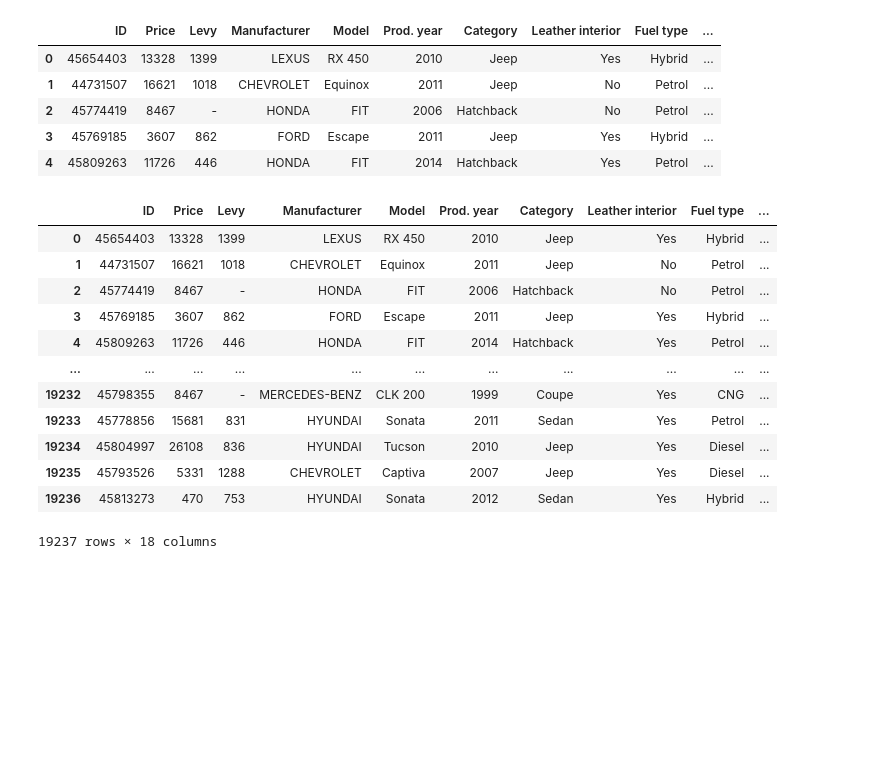
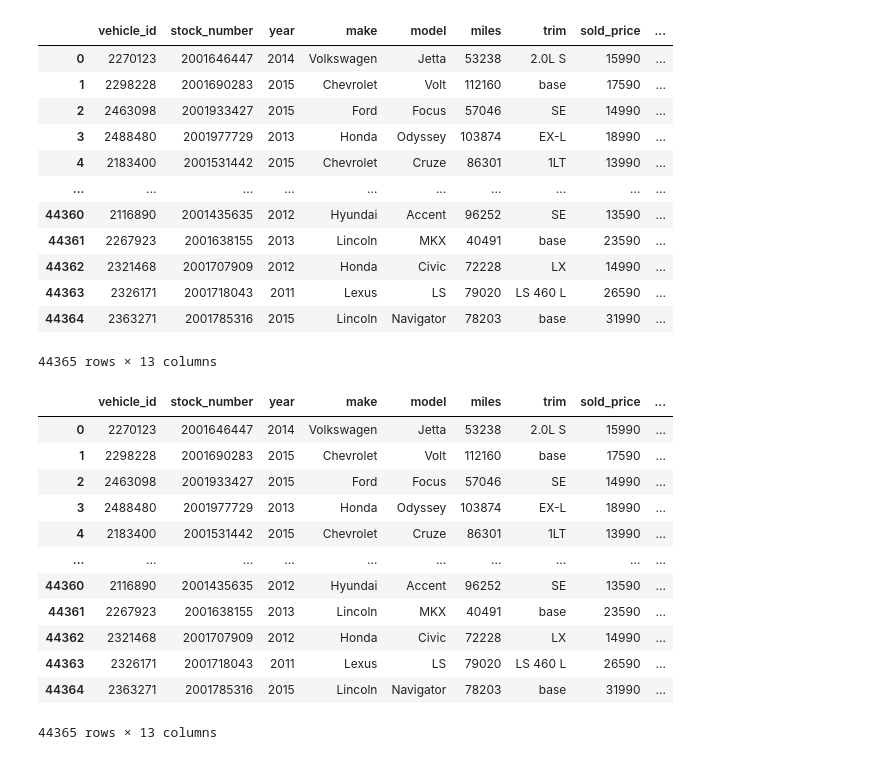
Before and after one commit to Project-4-Group-8/Keeping-it-Wheel, a Jupyter notebook: car-price-prediction.ipynb, the cells around one changed output. Drawn from its saved outputs; the diff is of its cells as text; code cells hidden in the pictures; blank space fills up the shorter version.

```diff
--- a/car-price-prediction.ipynb
+++ b/car-price-prediction.ipynb
@@ -12,30 +2,37 @@ WARNING: Ignoring invalid distribution -ymongo (c:\users\mahee\anaconda3\lib\sit
 import pandas as pd
 # %%
 #load the dataset into a panda dataframe
-df = pd.read_csv("Resources/car_price_prediction.csv")
-df.head()
+df = pd.read_csv("Resources/carvana_carvana_car_sold-2022-08.csv", index_col = False)
+df
 # %% [output]
-|  | ID | Price | Levy | Manufacturer | Model | Prod. year | Category | Leather interior | Fuel type | ... |
-| 0 | 45654403 | 13328 | 1399 | LEXUS | RX 450 | 2010 | Jeep | Yes | Hybrid | ... |
-| 1 | 44731507 | 16621 | 1018 | CHEVROLET | Equinox | 2011 | Jeep | No | Petrol | ... |
-| 2 | 45774419 | 8467 | - | HONDA | FIT | 2006 | Hatchback | No | Petrol | ... |
-| 3 | 45769185 | 3607 | 862 | FORD | Escape | 2011 | Jeep | Yes | Hybrid | ... |
-| 4 | 45809263 | 11726 | 446 | HONDA | FIT | 2014 | Hatchback | Yes | Petrol | ... |
+|  | vehicle_id | stock_number | year | make | model | miles | trim | sold_price | ... |
+| 0 | 2270123 | 2001646447 | 2014 | Volkswagen | Jetta | 53238 | 2.0L S | 15990 | ... |
+| 1 | 2298228 | 2001690283 | 2015 | Chevrolet | Volt | 112160 | base | 17590 | ... |
+| 2 | 2463098 | 2001933427 | 2015 | Ford | Focus | 57046 | SE | 14990 | ... |
+| 3 | 2488480 | 2001977729 | 2013 | Honda | Odyssey | 103874 | EX-L | 18990 | ... |
+| 4 | 2183400 | 2001531442 | 2015 | Chevrolet | Cruze | 86301 | 1LT | 13990 | ... |
+| ... | ... | ... | ... | ... | ... | ... | ... | ... | ... |
+| 44360 | 2116890 | 2001435635 | 2012 | Hyundai | Accent | 96252 | SE | 13590 | ... |
+| 44361 | 2267923 | 2001638155 | 2013 | Lincoln | MKX | 40491 | base | 23590 | ... |
+| 44362 | 2321468 | 2001707909 | 2012 | Honda | Civic | 72228 | LX | 14990 | ... |
+| 44363 | 2326171 | 2001718043 | 2011 | Lexus | LS | 79020 | LS 460 L | 26590 | ... |
+| 44364 | 2363271 | 2001785316 | 2015 | Lincoln | Navigator | 78203 | base | 31990 | ... |
+44365 rows × 13 columns
 # %%
 df1 = df.dropna()
 # %%
 df1
 # %% [output]
-|  | ID | Price | Levy | Manufacturer | Model | Prod. year | Category | Leather interior | Fuel type | ... |
-| 0 | 45654403 | 13328 | 1399 | LEXUS | RX 450 | 2010 | Jeep | Yes | Hybrid | ... |
-| 1 | 44731507 | 16621 | 1018 | CHEVROLET | Equinox | 2011 | Jeep | No | Petrol | ... |
-| 2 | 45774419 | 8467 | - | HONDA | FIT | 2006 | Hatchback | No | Petrol | ... |
-| 3 | 45769185 | 3607 | 862 | FORD | Escape | 2011 | Jeep | Yes | Hybrid | ... |
-| 4 | 45809263 | 11726 | 446 | HONDA | FIT | 2014 | Hatchback | Yes | Petrol | ... |
-| ... | ... | ... | ... | ... | ... | ... | ... | ... | ... | ... |
-| 19232 | 45798355 | 8467 | - | MERCEDES-BENZ | CLK 200 | 1999 | Coupe | Yes | CNG | ... |
-| 19233 | 45778856 | 15681 | 831 | HYUNDAI | Sonata | 2011 | Sedan | Yes | Petrol | ... |
-| 19234 | 45804997 | 26108 | 836 | HYUNDAI | Tucson | 2010 | Jeep | Yes | Diesel | ... |
-| 19235 | 45793526 | 5331 | 1288 | CHEVROLET | Captiva | 2007 | Jeep | Yes | Diesel | ... |
-| 19236 | 45813273 | 470 | 753 | HYUNDAI | Sonata | 2012 | Sedan | Yes | Hybrid | ... |
+|  | vehicle_id | stock_number | year | make | model | miles | trim | sold_price | ... |
+| 0 | 2270123 | 2001646447 | 2014 | Volkswagen | Jetta | 53238 | 2.0L S | 15990 | ... |
+| 1 | 2298228 | 2001690283 | 2015 | Chevrolet | Volt | 112160 | base | 17590 | ... |
+| 2 | 2463098 | 2001933427 | 2015 | Ford | Focus | 57046 | SE | 14990 | ... |
+| 3 | 2488480 | 2001977729 | 2013 | Honda | Odyssey | 103874 | EX-L | 18990 | ... |
+| 4 | 2183400 | 2001531442 | 2015 | Chevrolet | Cruze | 86301 | 1LT | 13990 | ... |
+| ... | ... | ... | ... | ... | ... | ... | ... | ... | ... |
+| 44360 | 2116890 | 2001435635 | 2012 | Hyundai | Accent | 96252 | SE | 13590 | ... |
+| 44361 | 2267923 | 2001638155 | 2013 | Lincoln | MKX | 40491 | base | 23590 | ... |
+| 44362 | 2321468 | 2001707909 | 2012 | Honda | Civic | 72228 | LX | 14990 | ... |
+| 44363 | 2326171 | 2001718043 | 2011 | Lexus | LS | 79020 | LS 460 L | 26590 | ... |
+| 44364 | 2363271 | 2001785316 | 2015 | Lincoln | Navigator | 78203 | base | 31990 | ... |
-19237 rows × 18 columns
+44365 rows × 13 columns
```
Also changed, not shown: parts of 33 cells of this notebook.
